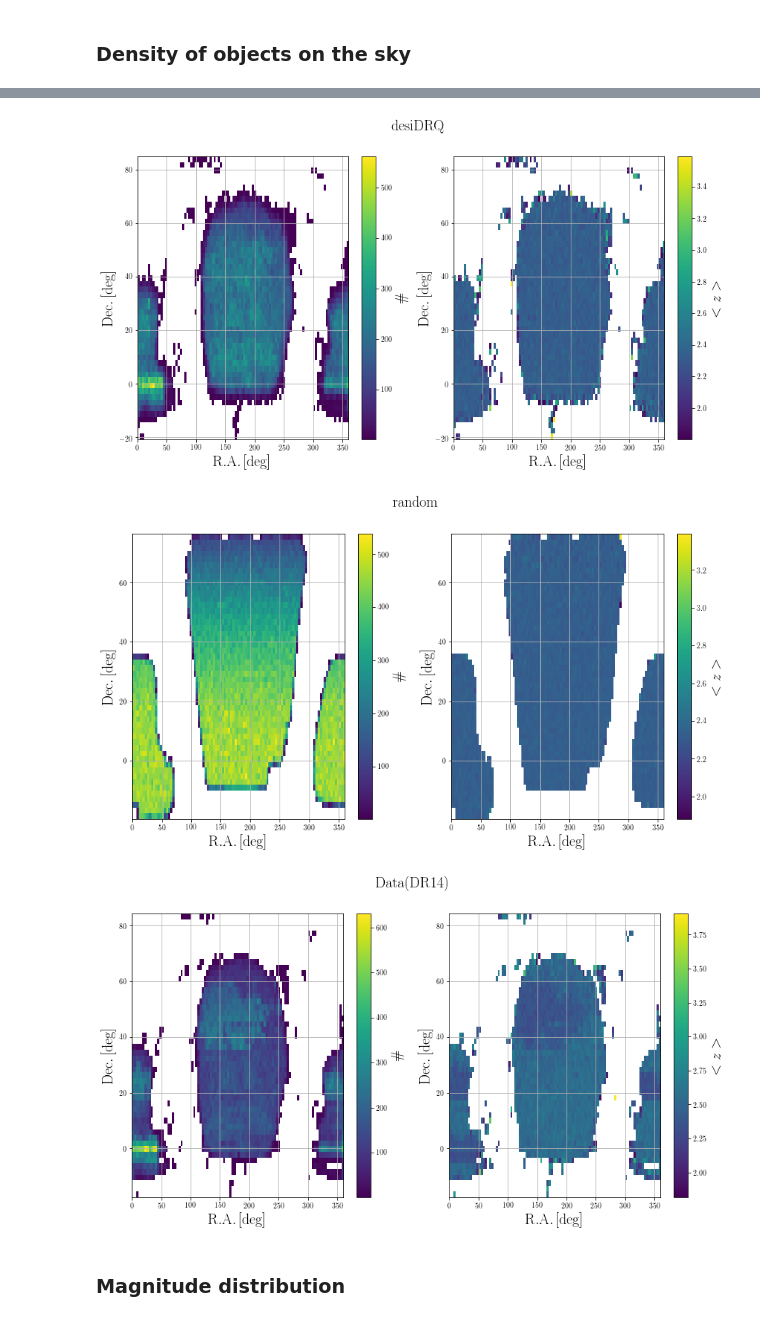
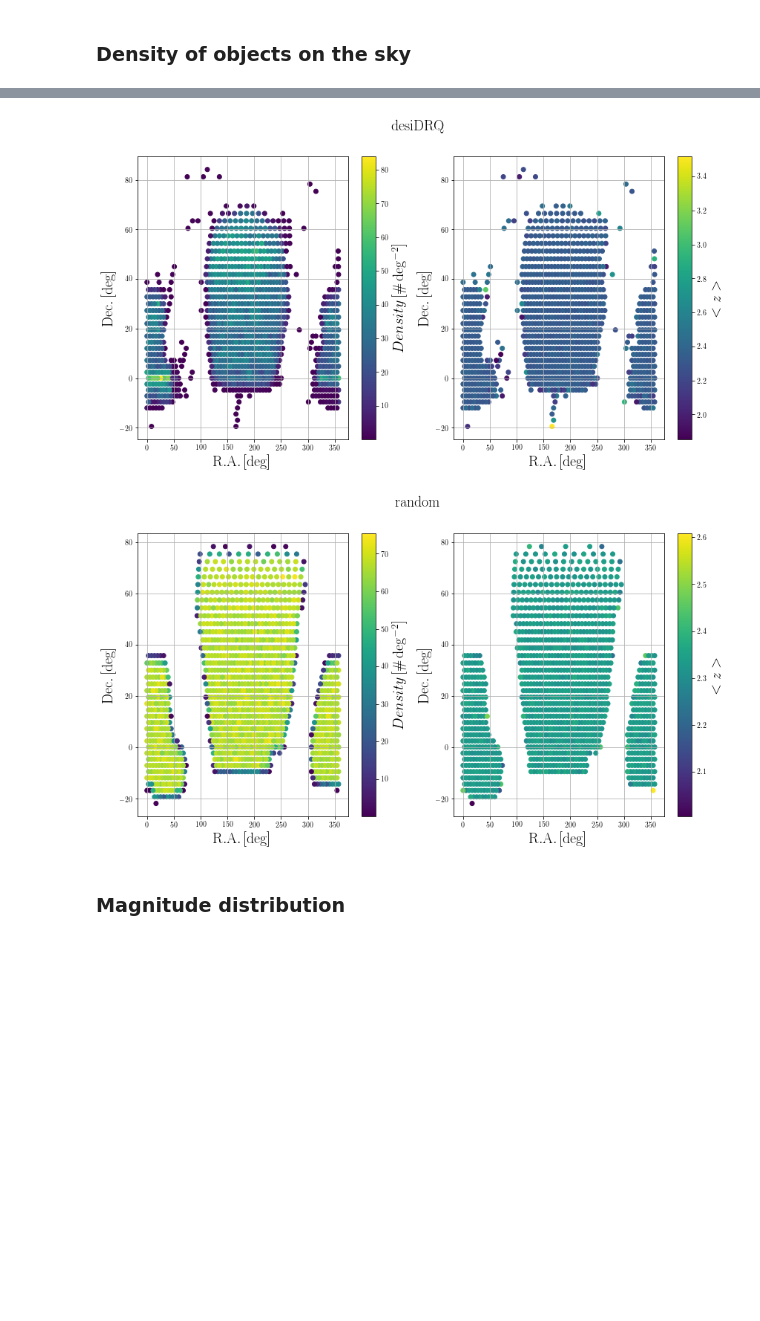
Before and after one commit to igmhub/desi_QA, a Jupyter notebook: Mocks/QA_plots.ipynb, the cells around one changed output, grey strips where cells are left out. Cells and saved outputs as stored; diff of their text form; code cells hidden in the pictures; blank space fills up the shorter version.

```diff
--- a/Mocks/QA_plots.ipynb
+++ b/Mocks/QA_plots.ipynb
@@ -63,7 +67,7 @@ mock['mock_quick'] = mock['mock_base']+'/'+mock['quick_ver']+'/'
 mock['input_bias_QSO_evol'] = '$HOME/Run_programs/igmhub/picca/CoLoRe_mocks/v4.0/Bz_qso_G18.txt'
 # %%
 ### Get mock products
-mock['picca'] = '/project/projectdirs/desi/mocks/lya_forest/picca/london/v4.0.0/eboss-0.0/'
+mock['picca'] = '/project/projectdirs/desi/mocks/lya_forest/picca/'+mock['team']+'/'+mock['mock_ver']+'/'+mock['quick_ver']+'/'
 mock['picca_delta'] = mock['picca']+'/deltas/'
 mock['picca_delta_attributes'] = mock['picca']+'/iter.fits.gz'
 mock['picca_delta_log'] = mock['picca']+'/input.log'
@@ -89,8 +89,8 @@ data['picca_fit_cfxcf'] = data['picca']+'/Correlations_LYA/Fit/LYA_LYA__LYA_QSO/
 cat_path = {'master':mock['mock_base']+'master.fits',
             'zcat':mock['mock_quick']+'/zcat.fits',
             'desiDRQ':mock['mock_quick']+'/zcat_desi_drq.fits',
+            #'Data(DR14)':data['QSO_catalog'],
             'random':mock['mock_base']+'/master_randoms.fits.gz',
-            'Data(DR14)':data['QSO_catalog'],
             }
 redshift_key = {'master':'Z_QSO_RSD', 'zcat':'Z', 'desiDRQ':'Z','random':'Z','Data(DR14)':'Z'}
 # %% [markdown]
@@ -99,10 +99,13 @@ redshift_key = {'master':'Z_QSO_RSD', 'zcat':'Z', 'desiDRQ':'Z','random':'Z','Da
 The following cell calculates the redshift distribution of the
 catalogs
 # %%
-bins = sp.arange(1.5,5.,0.01)
+bins = sp.arange(1.25,5.,0.04)
 for name,path in cat_path.items():
     h = fitsio.FITS(os.path.expandvars(path))
     z = h[1][redshift_key[name]][:]
+    if 'Data' in name:
+        z = z[h[1]['MJD'][:]>55000]
+    print(name, z.size, z[ (z>1.8)&(z<3.5) ].size)
     h.close()
     plt.hist(z,bins=bins,histtype='step',label=name,density=True,linewidth=4)
 plt.xlabel(r'$z$')
@@ -137,0 +242,6 @@ def Get_2DTProfile(ar1, ar2, ar3, nbBinsX, nbBinsY,we=None):
+# %%
+def pix2ang_deg(nside,pix,nest=True):
+    pix_rad_dec,pix_rad_ra = healpy.pix2ang(nside,pix,nest=nest)
+    pix_ra = pix_rad_ra * 180 / sp.pi
+    pix_dec = (sp.pi/2.-pix_rad_dec)*180./sp.pi
+    return pix_ra, pix_dec
@@ -138,4 +283,5 @@ def Get_2DTProfile(ar1, ar2, ar3, nbBinsX, nbBinsY,we=None):
 # %%
+nside = 16
 sp.random.seed(42)
 nbQSO = 1000000
 for name,path in cat_path.items():
@@ -143,36 +289,47 @@ for name,path in cat_path.items():
     ra = h[1]['RA'][:]
     dec = h[1]['DEC'][:]
     z = h[1][redshift_key[name]][:]
+
+    w = z>1.8
+    if 'Data' in name:
+        w &= h[1]['MJD'][:]>55000
+    ra = ra[w]
+    dec = dec[w]
+    z = z[w]
+
     h.close()
+
     w = sp.random.choice(sp.arange(ra.size,dtype=int),size=min(ra.size,nbQSO),replace=False)
     ra = ra[w]
     dec = dec[w]
     z = z[w]
-    w = z>1.8
-    ra = ra[w]
-    dec = dec[w]
-    z = z[w]
-    extent = [ra.min(), ra.max(), dec.min(), dec.max()]
+
+    phi = ra*sp.pi/180.
+    th = sp.pi/2.-dec*sp.pi/180.
+    pix = healpy.ang2pix(nside,th,phi,nest=True)
+    unique_pix = sp.unique(pix)
+    ra_pix,dec_pix = pix2ang_deg(nside,unique_pix)
 
     f, (ax1, ax2) = plt.subplots(nrows=1, ncols=2, figsize=(14,7))
     plt.suptitle(r'$\mathrm{'+name+'}$',fontsize=20)
 
-    mean_nb, err_nb, number_nb = Get_2DTProfile(ra, dec, sp.ones(ra.size), 100, 50)
-    number_nb = sp.transpose(number_nb)
-    number_nb[number_nb==0.] = sp.nan
-    plot1 = ax1.imshow(number_nb, interpolation='nearest', origin='lower',extent=extent, aspect='auto')
+    bincounts_pix = sp.bincount(pix)
+    area_pix = healpy.pixelfunc.nside2pixarea(nside, degrees=True)
+    density = bincounts_pix[unique_pix]/area_pix
+
+    plot1 = ax1.scatter(ra_pix,dec_pix,c=density)
     cbar1 = plt.colorbar(plot1, ax=ax1)
-    cbar1.set_label(r'$\#$',size=20)
+    cbar1.set_label(r'$Density \, [\mathrm{\# \, deg^{-2}}]$',size=20)
     cbar1.update_ticks()
     ax1.set_xlabel(r'$\mathrm{R.A. \, [deg]}$')
     ax1.set_ylabel(r'$\mathrm{Dec. \, [deg]}$')
     ax1.grid()
 
-    mean_z, err_z, number_z = Get_2DTProfile(ra, dec, z, 100, 50)
-    mean_z = sp.transpose(mean_z)
-    number_z = sp.transpose(number_z)
-    mean_z[number_z==0.] = sp.nan
-    plot2 = ax2.imshow(mean_z, interpolation='nearest', origin='lower',extent=extent, aspect='auto')
+    bincounts_pix = sp.bincount(pix)
+    bincounts_z = sp.bincount(pix,weights=z)
+    z_pix = bincounts_z[unique_pix]/bincounts_pix[unique_pix]
+
+    plot2 = ax2.scatter(ra_pix,dec_pix,c=z_pix)
     cbar2 = plt.colorbar(plot2,ax=ax2)
     cbar2.set_label(r'$<z>$',size=20)
     cbar2.update_ticks()
@@ -187,6 +344,5 @@ for name,path in cat_path.items():
-[figure, old version]
+[figure, new version]
-[figure, old version]
+[figure, new version]
-[figure, removed]
 # %% [markdown]
 ### Magnitude distribution
 # %%
```
Also changed, not shown: parts of 78 cells of this notebook, 2 other files.
